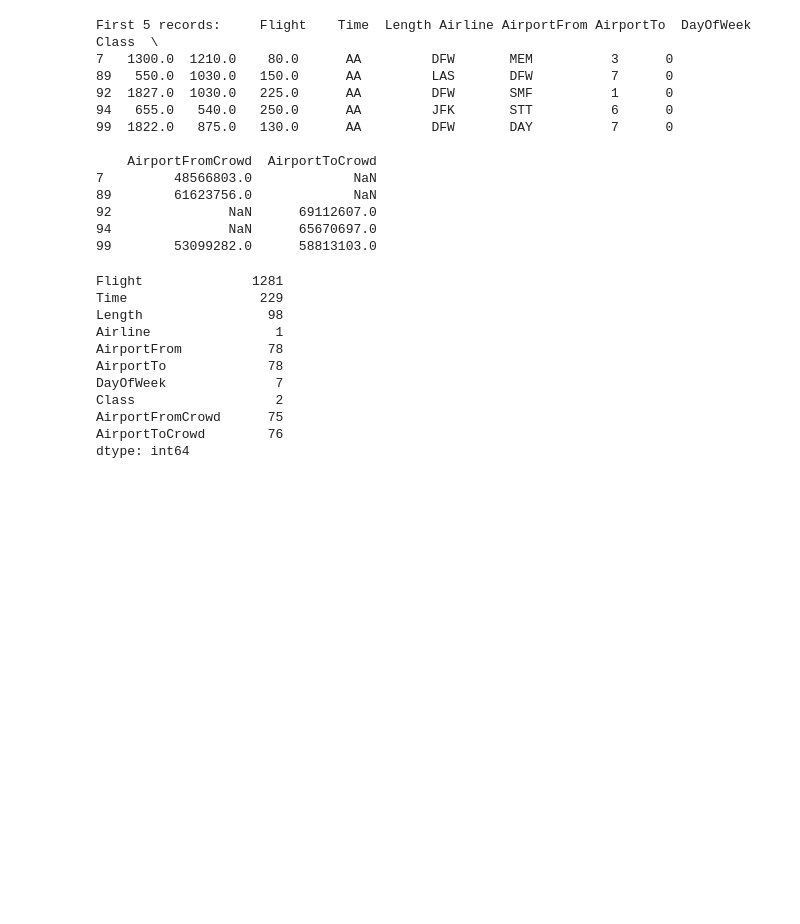
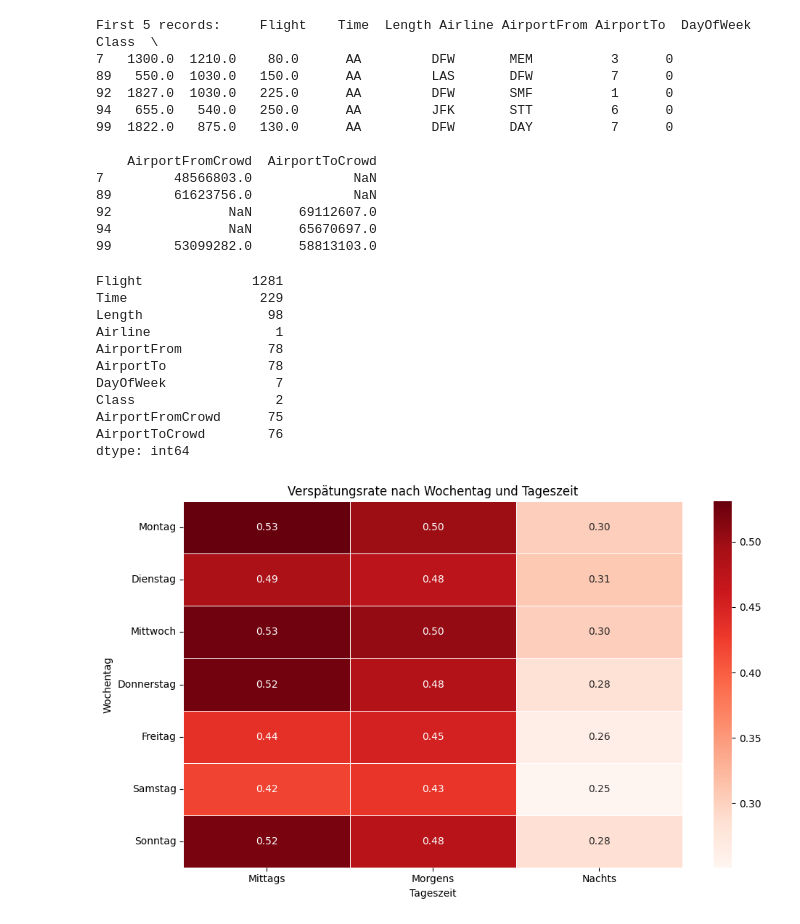
Before and after one commit to DivinitasMaxima/BINA-REPO, a Jupyter notebook: data/Airlines Delay.ipynb, the cells around one changed output. Saved outputs shown, nothing was run; the diff lists cells and outputs as text; code cells hidden in the pictures; blank space fills up the shorter version.

Commit message:
Visualisierungen delays

```diff
--- a/data/Airlines Delay.ipynb
+++ b/data/Airlines Delay.ipynb
@@ -212,3 +215,58 @@ Class                  2
 AirportFromCrowd      75
 AirportToCrowd        76
 dtype: int64
+# %%
+import pandas as pd
+import seaborn as sns
+import matplotlib.pyplot as plt
+
+# Kopie für Sicherheit
+df = df_airlines_delay.copy()
+
+# Schritt 1: Stunde aus der Spalte "Time" berechnen
+df["Hour"] = df["Time"] // 100  # z.B. 1345 → 13
+
+# Schritt 2: Tageszeit-Kategorie erstellen
+def get_daypart(hour):
+    if pd.isnull(hour):
+        return "Unbekannt"
+    elif 5 <= hour < 12:
+        return "Morgens"
+    elif 12 <= hour < 17:
+        return "Mittags"
+    elif 17 <= hour < 21:
+        return "Abends"
+    else:
+        return "Nachts"
+
+df["Tageszeit"] = df["Hour"].apply(get_daypart)
+
+# Schritt 3: Wochentag benennen (statt 1–7 → Namen)
+wochentage = {
+    1: "Montag", 2: "Dienstag", 3: "Mittwoch", 4: "Donnerstag",
+    5: "Freitag", 6: "Samstag", 7: "Sonntag"
+}
+df["Wochentag"] = df["DayOfWeek"].map(wochentage)
+
+# Schritt 4: Pivot-Tabelle: Ø Verspätungsrate (Class = 1)
+heatmap_data = df.pivot_table(
+    index="Wochentag",
+    columns="Tageszeit",
+    values="Class",
+    aggfunc="mean"
+)
+
+# Reihenfolge der Wochentage für Darstellung
+reihenfolge = ["Montag", "Dienstag", "Mittwoch", "Donnerstag", "Freitag", "Samstag", "Sonntag"]
+heatmap_data = heatmap_data.reindex(reihenfolge)
+
+# Schritt 5: Heatmap visualisieren
+plt.figure(figsize=(10, 6))
+sns.heatmap(heatmap_data, annot=True, cmap="Reds", fmt=".2f", linewidths=0.5)
+plt.title("Verspätungsrate nach Wochentag und Tageszeit")
+plt.xlabel("Tageszeit")
+plt.ylabel("Wochentag")
+plt.tight_layout()
+plt.show()
+# %% [output]
+[figure, added]
```
Also changed, not shown: parts of 5 cells of this notebook.
